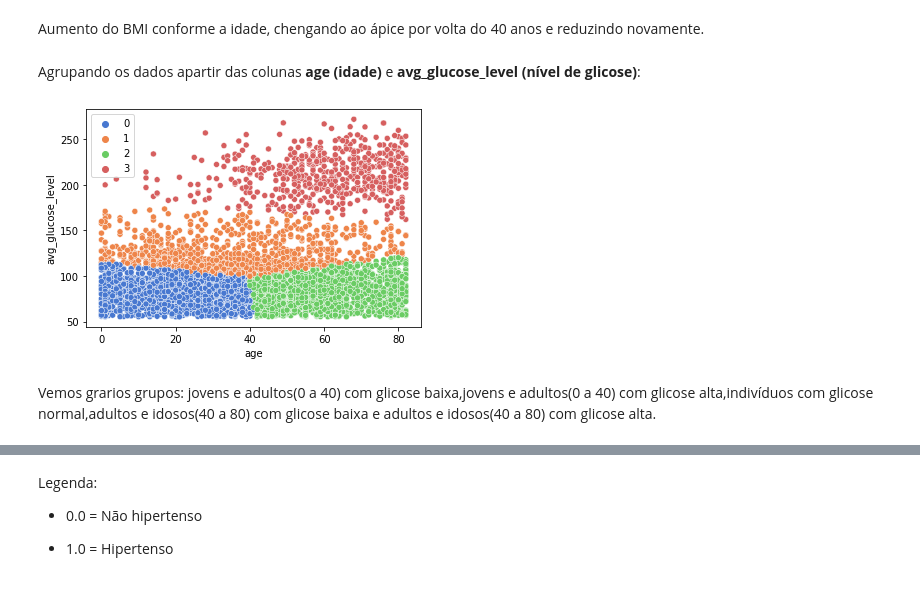
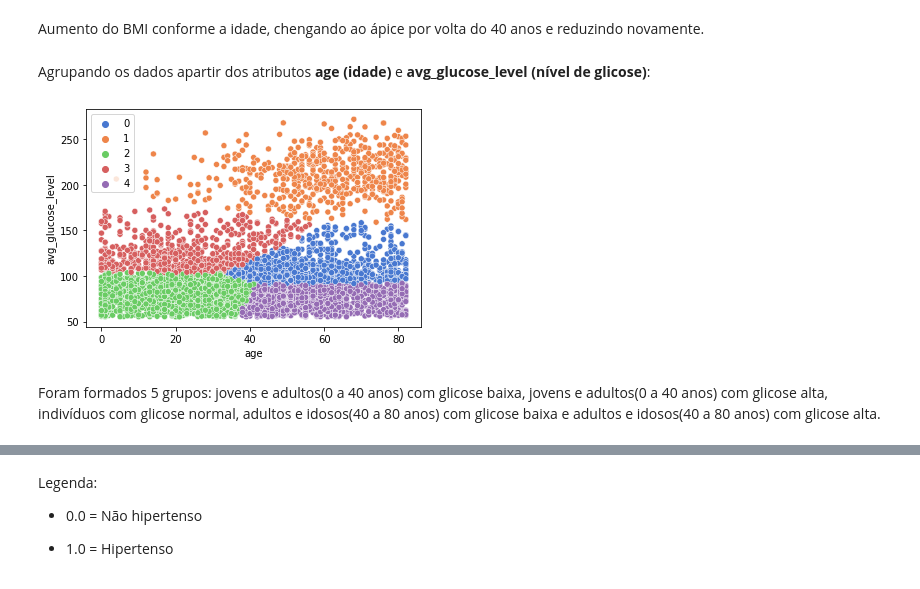
Before and after one commit to lucasma7/Exploratory_Analysis_Stroke, a Jupyter notebook: exploratory_analysis_stroke.ipynb, the cells around one changed output, grey strips where cells are left out. Cells and saved outputs as stored; diff of their text form; code cells hidden in the pictures.

```diff
--- a/exploratory_analysis_stroke.ipynb
+++ b/exploratory_analysis_stroke.ipynb
@@ -954,15 +1010,15 @@ group_Kmeans(stroke_1,"age", "bmi", 10)
 # %% [markdown]
 Aumento do BMI conforme a idade, chengando ao ápice por volta do 40 anos e reduzindo novamente.
 # %% [markdown]
-Agrupando os dados apartir das colunas **age (idade)** e **avg_glucose_level (nível de glicose)**:
+Agrupando os dados apartir dos atributos **age (idade)** e **avg_glucose_level (nível de glicose)**:
 # %%
 # Com relação a todo o database
 
-group_Kmeans(db,"age", "avg_glucose_level",4)
+group_Kmeans(db,"age", "avg_glucose_level",5)
 # %% [output]
-[figure, old version]
+[figure, new version]
 # %% [markdown]
-Vemos grarios grupos: jovens e adultos(0 a 40) com glicose baixa,jovens e adultos(0 a 40) com glicose alta,indivíduos com glicose normal,adultos e idosos(40 a 80) com glicose baixa e adultos e idosos(40 a 80) com glicose alta.
+Foram formados 5 grupos: jovens e adultos(0 a 40 anos) com glicose baixa, jovens e adultos(0 a 40 anos) com glicose alta, indivíduos com glicose normal, adultos e idosos(40 a 80 anos) com glicose baixa e adultos e idosos(40 a 80 anos) com glicose alta.
 # %%
 # Com relação aos indivíduos que tiveram AVC
 
```
Also changed, not shown: parts of 168 cells of this notebook, 2 other files.
